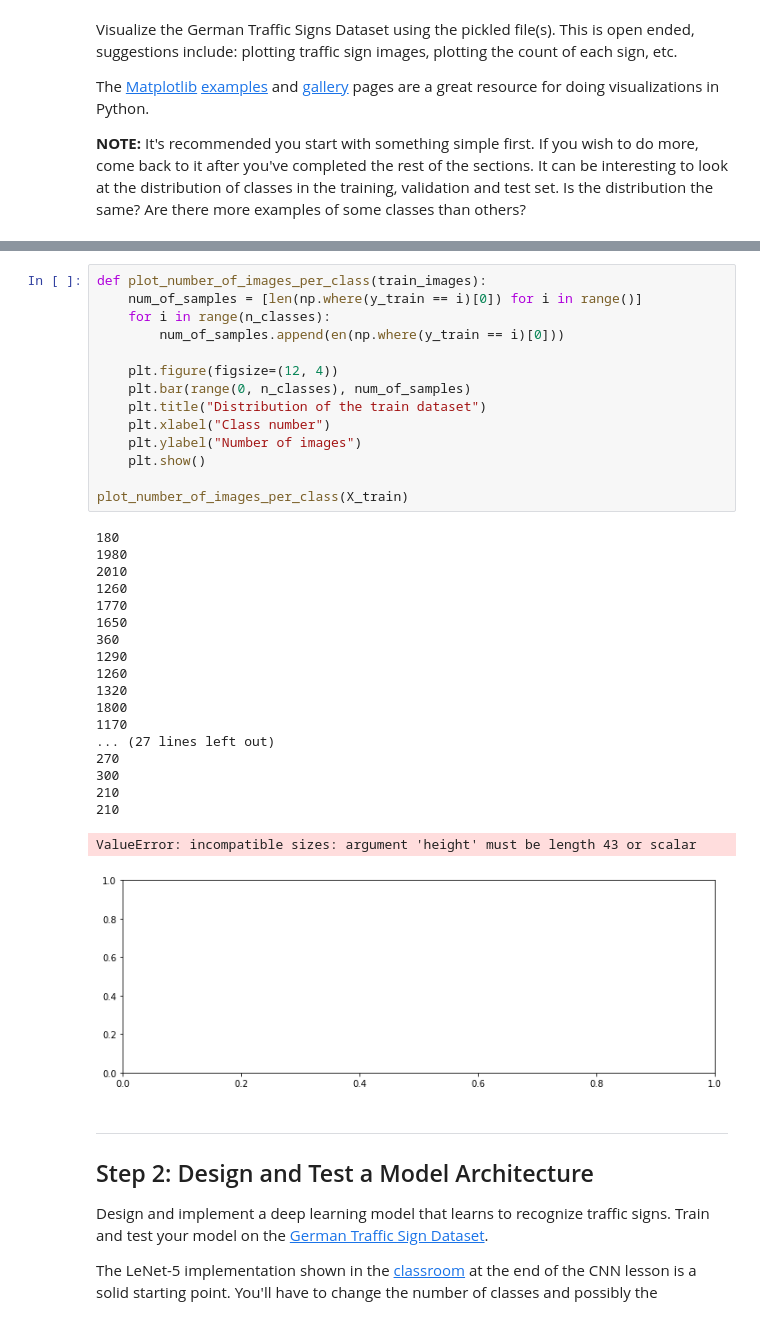
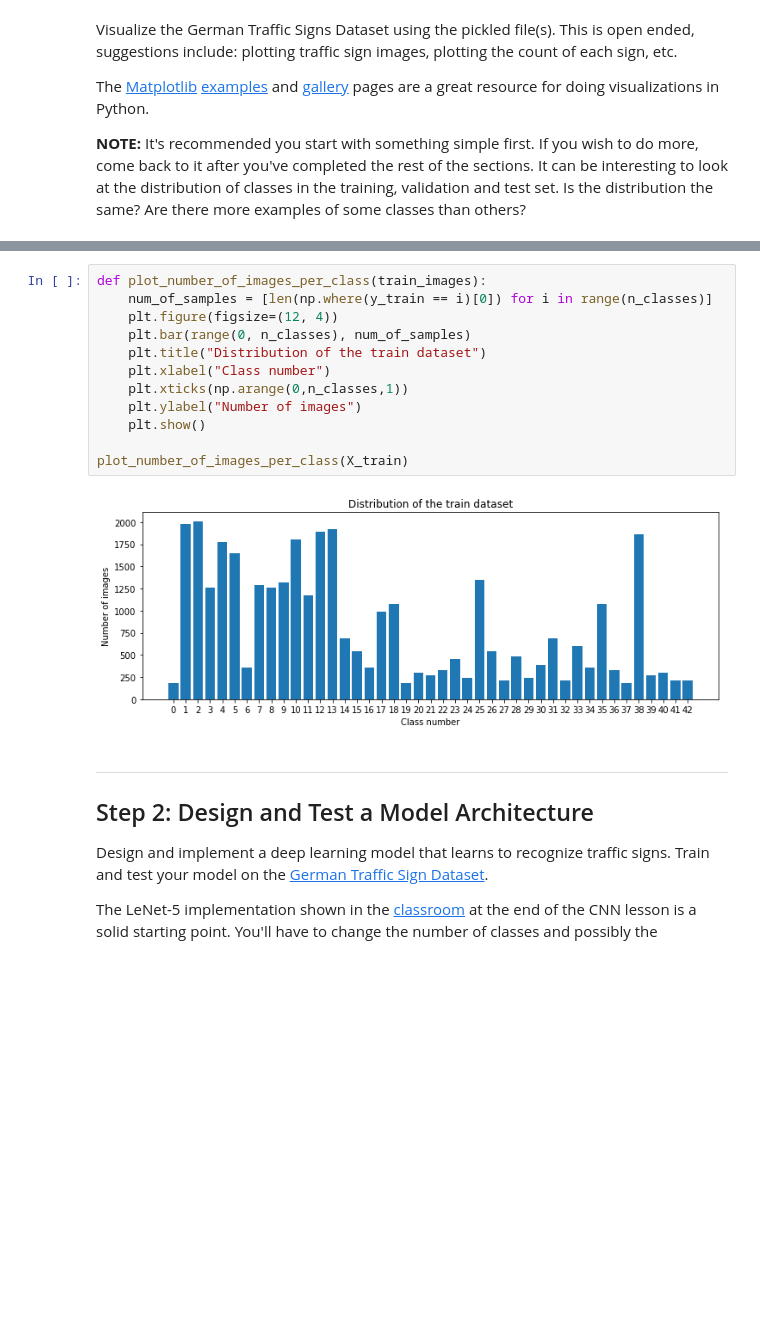
Before and after one commit to TakashiNakagawa/CarND-Traffic-Sign-Classifier-Project, a Jupyter notebook: Traffic_Sign_Classifier.ipynb, the cells around one changed output, grey strips where cells are left out. Drawn from its saved outputs; the diff is of its cells as text; blank space fills up the shorter version.

```diff
--- a/Traffic_Sign_Classifier.ipynb
+++ b/Traffic_Sign_Classifier.ipynb
@@ -128,37 +127,17 @@ AttributeError: 'tuple' object has no attribute 'shape'
 # %%
 def plot_number_of_images_per_class(train_images):
-    num_of_samples = [len(np.where(y_train == i)[0]) for i in range()]
-    for i in range(n_classes):
-        num_of_samples.append(en(np.where(y_train == i)[0]))
-
+    num_of_samples = [len(np.where(y_train == i)[0]) for i in range(n_classes)]
     plt.figure(figsize=(12, 4))
     plt.bar(range(0, n_classes), num_of_samples)
     plt.title("Distribution of the train dataset")
     plt.xlabel("Class number")
+    plt.xticks(np.arange(0,n_classes,1))
     plt.ylabel("Number of images")
     plt.show()
 
 plot_number_of_images_per_class(X_train)
 # %% [output]
-180
-1980
-2010
-1260
-1770
-1650
-360
-1290
-1260
-1320
-1800
-1170
-... (27 lines left out)
-270
-300
-210
-210
-ValueError: incompatible sizes: argument 'height' must be length 43 or scalar
-[figure, old version]
+[figure, new version]
 # %% [markdown]
 ----
 
```
Also changed, not shown: parts of 6 cells of this notebook.
